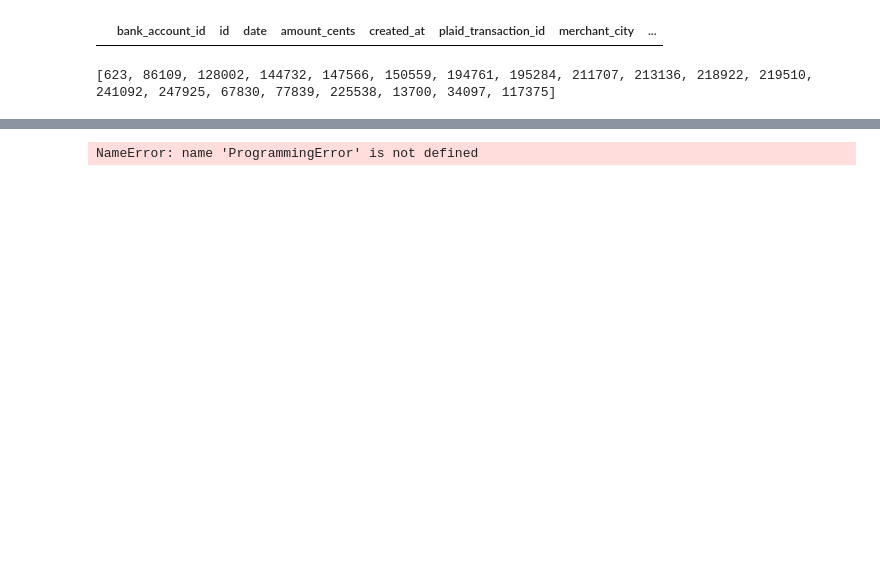
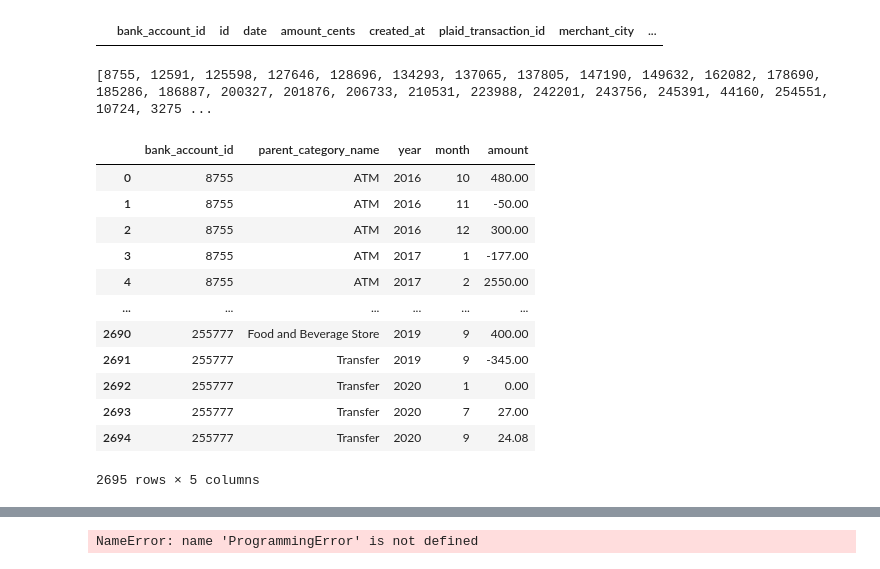
Before and after one commit to BloomTech-Labs/Labs25-SaverLife-TeamC-ds, a Jupyter notebook: notebooks/DataExploration.ipynb, the cells around one changed output, grey strips where cells are left out. Cells and saved outputs as stored; diff of their text form; code cells hidden in the pictures; blank space fills up the shorter version.

```diff
--- a/notebooks/DataExploration.ipynb
+++ b/notebooks/DataExploration.ipynb
@@ -887,8 +954,8 @@ from sklearn.model_selection import train_test_split
 from sklearn.metrics import roc_auc_score
 from sklearn.model_selection import GridSearchCV
 # %%
-df = SaverlifeUtility._generate_dataframe(table='transactions', sample_size=20)
-df_main = df[['bank_account_id', 'amount_cents', 'date', 'category_name']]
+df = SaverlifeUtility._generate_dataframe(table='transactions', sample_size=50)
+df_main = df[['bank_account_id', 'amount', 'date', 'parent_category_name']]
 df_main = df_main.copy()
 
 print(list(df_main['bank_account_id'].unique()))
@@ -927,4 +994,31 @@ print(list(df_main['bank_account_id'].unique()))
 # graph01.to_csv('graph01.csv')
 # graph01
 # %% [output]
-[623, 86109, 128002, 144732, 147566, 150559, 194761, 195284, 211707, 213136, 218922, 219510, 241092, 247925, 67830, 77839, 225538, 13700, 34097, 117375]
+[8755, 12591, 125598, 127646, 128696, 134293, 137065, 137805, 147190, 149632, 162082, 178690, 185286, 186887, 200327, 201876, 206733, 210531, 223988, 242201, 243756, 245391, 44160, 254551, 10724, 3275 ...
+# %%
+dev_df = df_main.copy()
+
+# Handling datetime
+dev_df['year'] = pd.DatetimeIndex(dev_df['date']).year
+dev_df['month'] = pd.DatetimeIndex(dev_df['date']).month
+dev_df = dev_df.drop(columns='date')
+
+# Handling net amount by month
+dev_df = dev_df.groupby(['bank_account_id', 'parent_category_name', 'year', 'month'])['amount'].sum().to_frame(name='amount').reset_index()
+dev_df['amount'] = dev_df['amount'].round(2)
+
+dev_df
+# %% [output]
+|  | bank_account_id | parent_category_name | year | month | amount |
+| 0 | 8755 | ATM | 2016 | 10 | 480.00 |
+| 1 | 8755 | ATM | 2016 | 11 | -50.00 |
+| 2 | 8755 | ATM | 2016 | 12 | 300.00 |
+| 3 | 8755 | ATM | 2017 | 1 | -177.00 |
+| 4 | 8755 | ATM | 2017 | 2 | 2550.00 |
+| ... | ... | ... | ... | ... | ... |
+| 2690 | 255777 | Food and Beverage Store | 2019 | 9 | 400.00 |
+| 2691 | 255777 | Transfer | 2019 | 9 | -345.00 |
+| 2692 | 255777 | Transfer | 2020 | 1 | 0.00 |
+| 2693 | 255777 | Transfer | 2020 | 7 | 27.00 |
+| 2694 | 255777 | Transfer | 2020 | 9 | 24.08 |
+2695 rows × 5 columns
```
Also changed, not shown: parts of 15 cells of this notebook, 8 other files.
